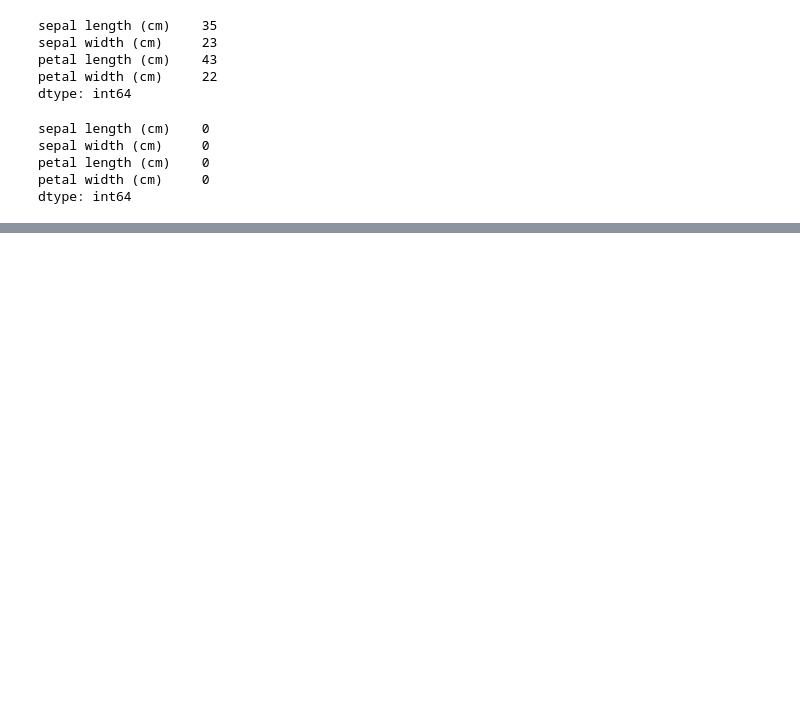
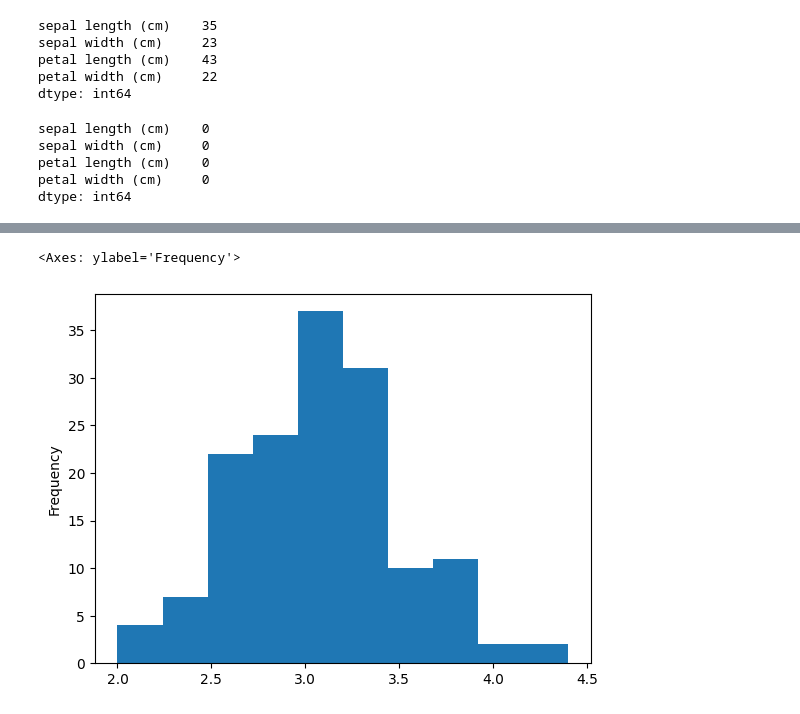
Before and after one commit to henorch/iris_flower_classifier, a Jupyter notebook: EDA.ipynb, the cells around one changed output, grey strips where cells are left out. Cells and saved outputs as stored; diff of their text form; code cells hidden in the pictures; blank space fills up the shorter version.

```diff
--- a/EDA.ipynb
+++ b/EDA.ipynb
@@ -106,0 +117,6 @@ ValueError: could not broadcast input array from shape (3,) into shape (2,)
+# %%
+#Univariate analysis
+df["sepal width (cm)"].plot(kind="hist")
+# %% [output]
+<Axes: ylabel='Frequency'>
+[figure, added]
```
Also changed, not shown: parts of 20 cells of this notebook.
